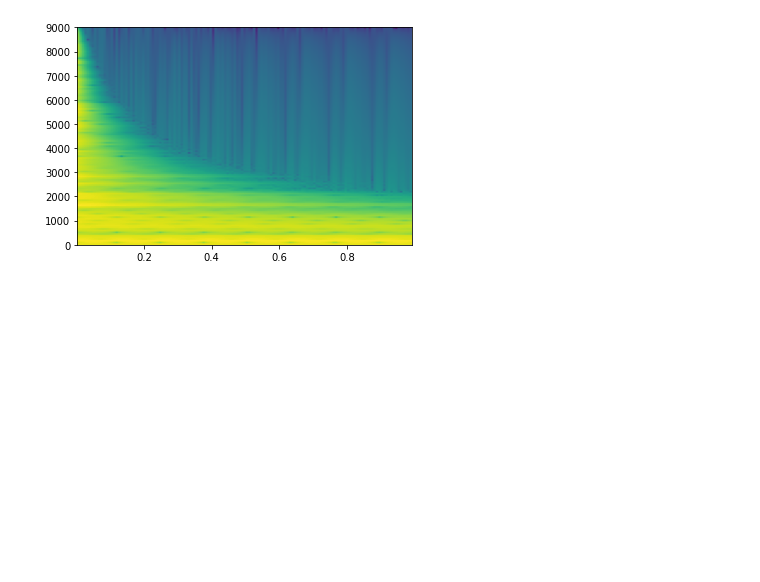
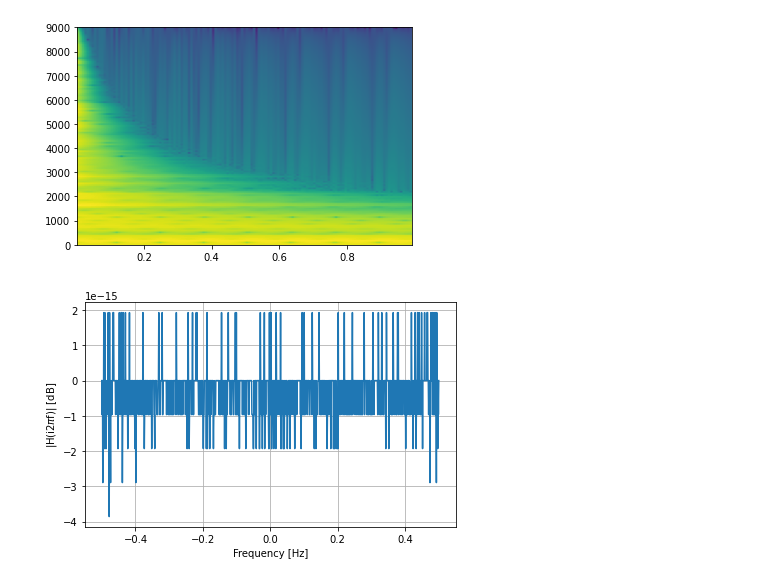
Before and after one commit to AlanVek/ASSD, a Jupyter notebook: TP2/Synthesis/Reverb/Untitled.ipynb, the cells around one changed output. Saved outputs shown, nothing was run; the diff lists cells and outputs as text; code cells hidden in the pictures; blank space fills up the shorter version.

```diff
--- a/TP2/Synthesis/Reverb/Untitled.ipynb
+++ b/TP2/Synthesis/Reverb/Untitled.ipynb
@@ -173,3 +173,25 @@ Audio(sound2, rate = fs)
 plt.specgram(sound2, Fs = fs);
 # %% [output]
 [figure]
+# %%
+a, b, c, d = .8995, .1087, 1, .0136
+C = .5
+a, b, c, d = C, 1, 1, C
+num = np.poly1d([a, b])
+den = np.poly1d([c, d])
+fs = 1
+
+Hz = lambda z: num(z) / den(z)
+
+Hf = lambda f: Hz(np.exp(2j * np.pi * f / fs))
+
+f = np.linspace(-fs/2, fs/2, 1000)
+
+plt.plot(f, 20 * np.log10(np.abs(Hf(f))))
+plt.grid()
+plt.xlabel('Frequency [Hz]')
+plt.ylabel(r'|H(i2$\pi$f)| [dB]')
+plt.tight_layout()
+plt.savefig('LP_guitar_body.png')
+# %% [output]
+[figure, added]
```
Also changed, not shown: parts of 1 cell of this notebook, 15 other files.
